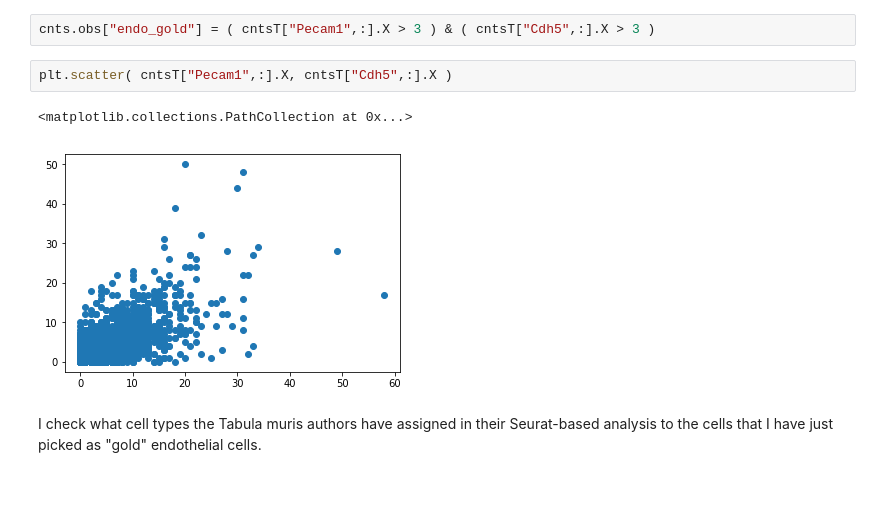
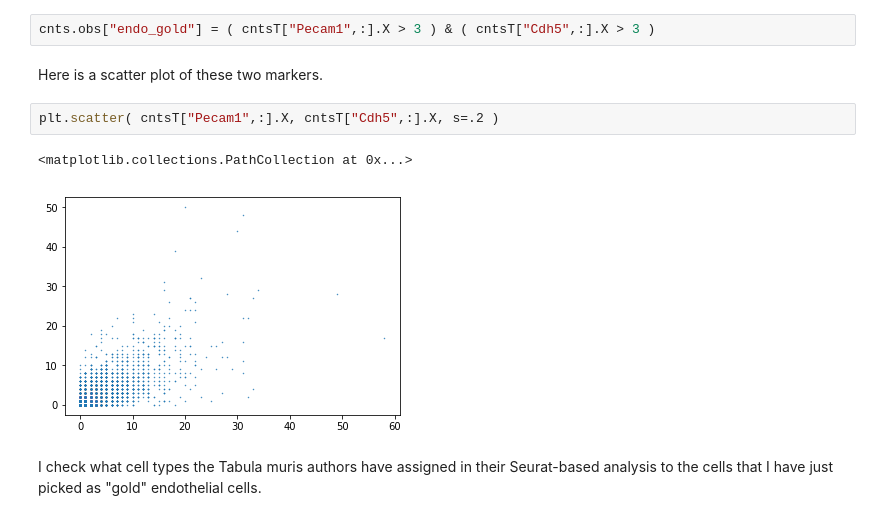
Before and after one commit to anders-biostat/sc_methods, a Jupyter notebook: Tm_dist/endo_neighbours.ipynb, the cells around one changed output. Drawn from its saved outputs; the diff is of its cells as text; blank space fills up the shorter version.

```diff
--- a/Tm_dist/endo_neighbours.ipynb
+++ b/Tm_dist/endo_neighbours.ipynb
@@ -42,11 +42,13 @@ My test case will be endothelial cells (inner lining of blood vessels). These ce
 I select cells with more than minimal expression of the two markers, and call these my "gold-standard" endothelial cells.
 # %%
 cnts.obs["endo_gold"] = ( cntsT["Pecam1",:].X > 3 ) & ( cntsT["Cdh5",:].X > 3 )
+# %% [markdown]
+Here is a scatter plot of these two markers.
 # %%
-plt.scatter( cntsT["Pecam1",:].X, cntsT["Cdh5",:].X )
+plt.scatter( cntsT["Pecam1",:].X, cntsT["Cdh5",:].X, s=.2 )
 # %% [output]
 <matplotlib.collections.PathCollection at 0x...>
-[figure, old version]
+[figure, new version]
 # %% [markdown]
 I check what cell types the Tabula muris authors have assigned in their Seurat-based analysis to the cells that I have just picked as "gold" endothelial cells.
 # %%
```
Also changed, not shown: parts of 55 cells of this notebook.
